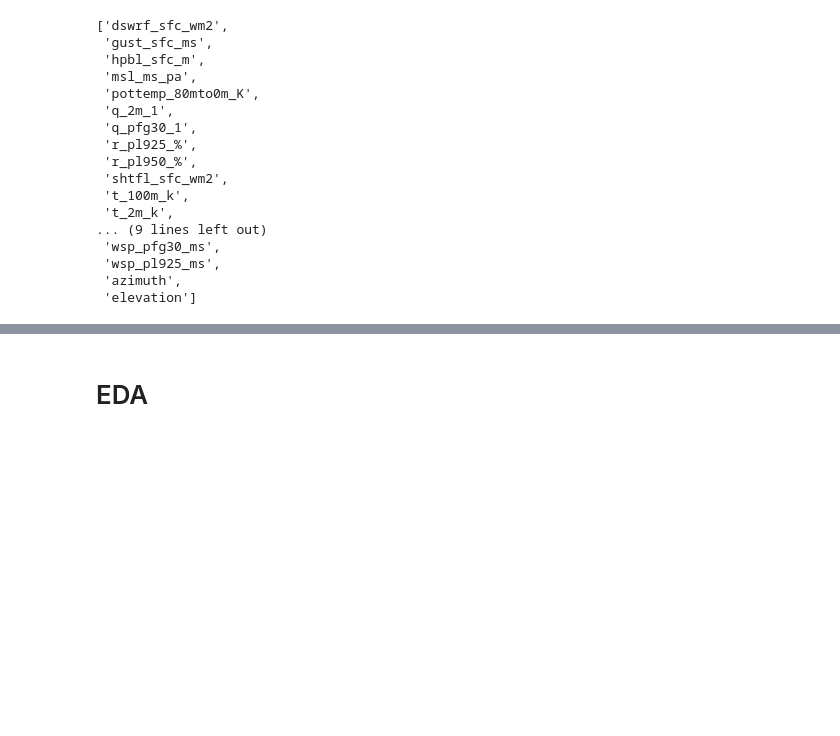
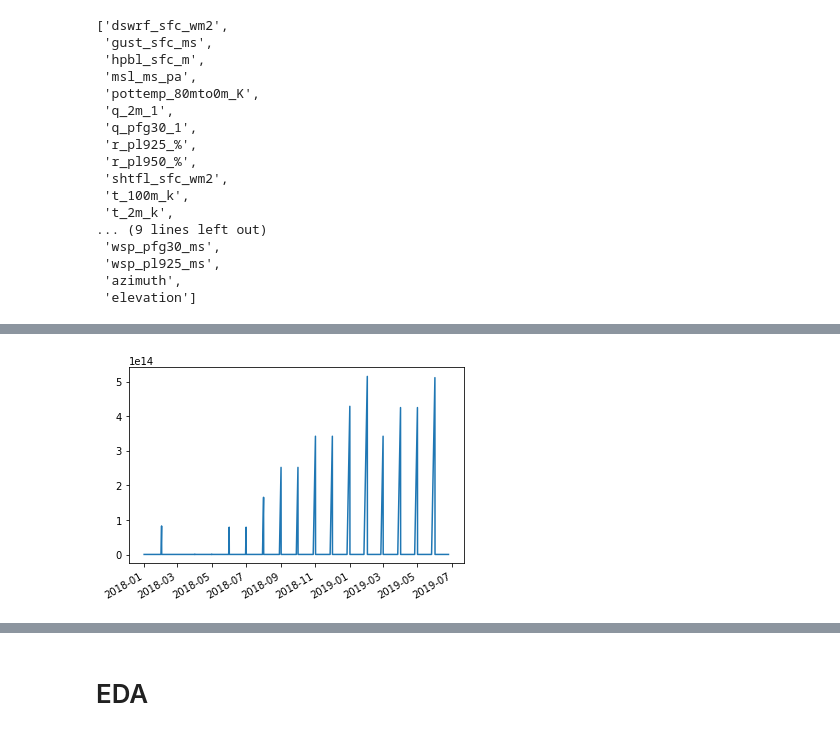
Before and after one commit to ThomTe314/capstone_quadra, a Jupyter notebook: Capstone ML.ipynb, the cells around one changed output, grey strips where cells are left out. Drawn from its saved outputs; the diff is of its cells as text; code cells hidden in the pictures; blank space fills up the shorter version.

```diff
--- a/Capstone ML.ipynb
+++ b/Capstone ML.ipynb
@@ -128,0 +164,4 @@ wthr_columns
+# %%
+dummy_df = time_steps(nrg_df)
+# %% [output]
+[figure, added]
```
Also changed, not shown: parts of 24 cells of this notebook, 1 other file.
